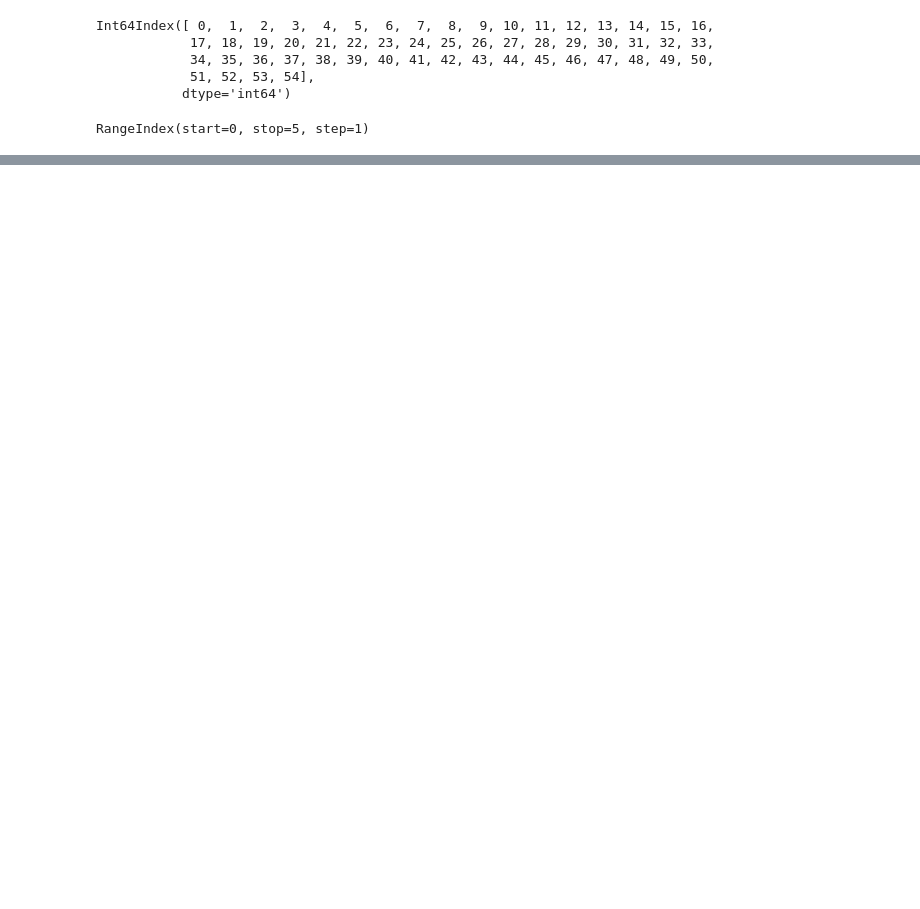
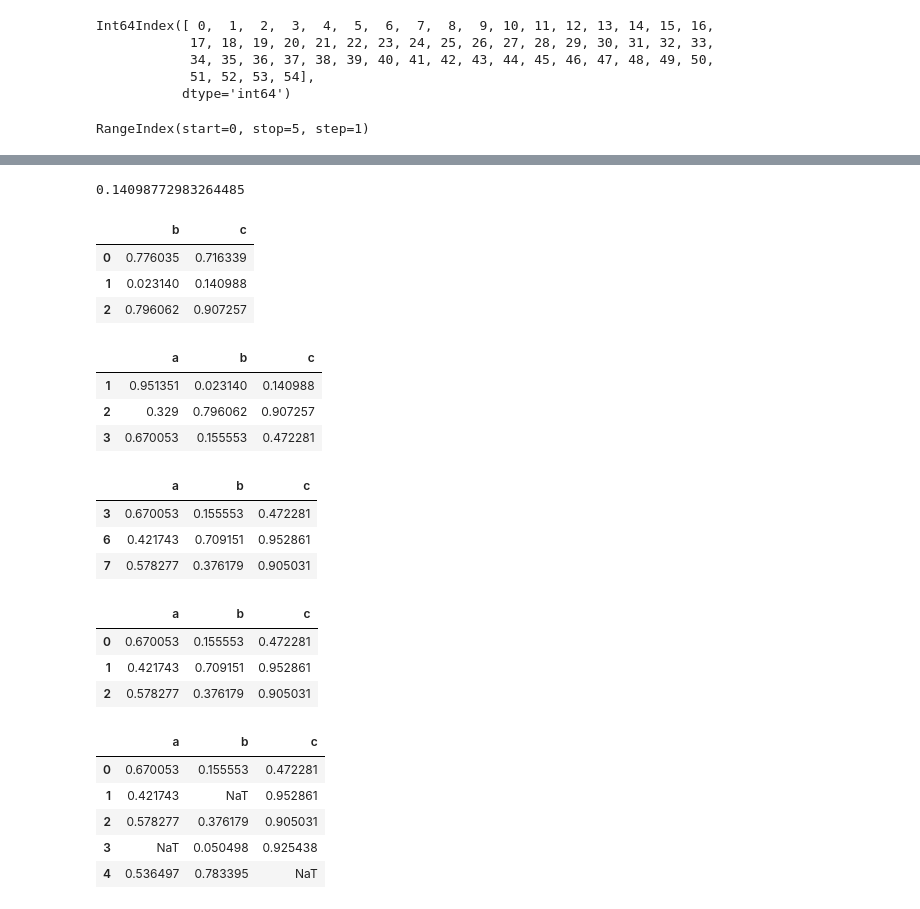
Before and after one commit to Kushal-Chandar/statistics-student-performance-analysis, a Jupyter notebook: pandas.ipynb, the cells around one changed output, grey strips where cells are left out. Saved outputs shown, nothing was run; the diff lists cells and outputs as text; code cells hidden in the pictures; blank space fills up the shorter version.

Commit message:
feat(pandas): used iloc and dropna

```diff
--- a/pandas.ipynb
+++ b/pandas.ipynb
@@ -360,0 +372,50 @@ dataframe.loc[(dataframe["a"] < 0.3) & (dataframe["c"] < 0.3), ["a", "c"]]
+# %%
+dataframe.iloc[1, 2] # [1, 'c']
+# %% [output]
+0.14098772983264485
+# %%
+dataframe.iloc[0:3:1, [1, 2]]
+# %% [output]
+|  | b | c |
+| 0 | 0.776035 | 0.716339 |
+| 1 | 0.023140 | 0.140988 |
+| 2 | 0.796062 | 0.907257 |
+# %%
+# dataframe.drop([0], axis=0) # copy
+# dataframe = dataframe.drop([0], axis=0) # will change original one
+dataframe.drop([0], axis=0, inplace=True) # will change original one
+dataframe.drop(['e', 'd'], axis=1, inplace=True) # will change original one
+dataframe.head(3)
+# %% [output]
+|  | a | b | c |
+| 1 | 0.951351 | 0.023140 | 0.140988 |
+| 2 | 0.329 | 0.796062 | 0.907257 |
+| 3 | 0.670053 | 0.155553 | 0.472281 |
+# %%
+dataframe.drop(index=[1,2,4,5], axis=0,inplace=True)
+dataframe.head(3)
+# %% [output]
+|  | a | b | c |
+| 3 | 0.670053 | 0.155553 | 0.472281 |
+| 6 | 0.421743 | 0.709151 | 0.952861 |
+| 7 | 0.578277 | 0.376179 | 0.905031 |
+# %%
+dataframe.reset_index(drop=True, inplace=True)
+dataframe.head(3)
+# %% [output]
+|  | a | b | c |
+| 0 | 0.670053 | 0.155553 | 0.472281 |
+| 1 | 0.421743 | 0.709151 | 0.952861 |
+| 2 | 0.578277 | 0.376179 | 0.905031 |
+# %%
+dataframe.loc[1, ['b']] = pd.NaT
+dataframe.loc[4, ['c']] = pd.NaT
+dataframe.loc[3, ['a']] = pd.NaT
+dataframe.head()
+# %% [output]
+|  | a | b | c |
+| 0 | 0.670053 | 0.155553 | 0.472281 |
+| 1 | 0.421743 | NaT | 0.952861 |
+| 2 | 0.578277 | 0.376179 | 0.905031 |
+| 3 | NaT | 0.050498 | 0.925438 |
+| 4 | 0.536497 | 0.783395 | NaT |
```
Also changed, not shown: parts of 21 cells of this notebook.
